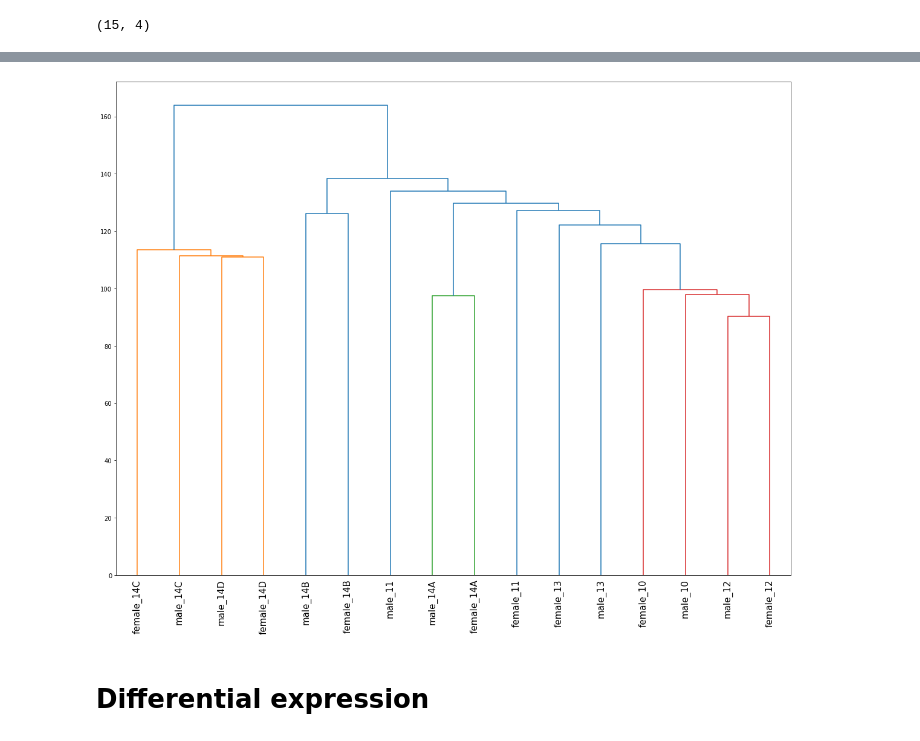
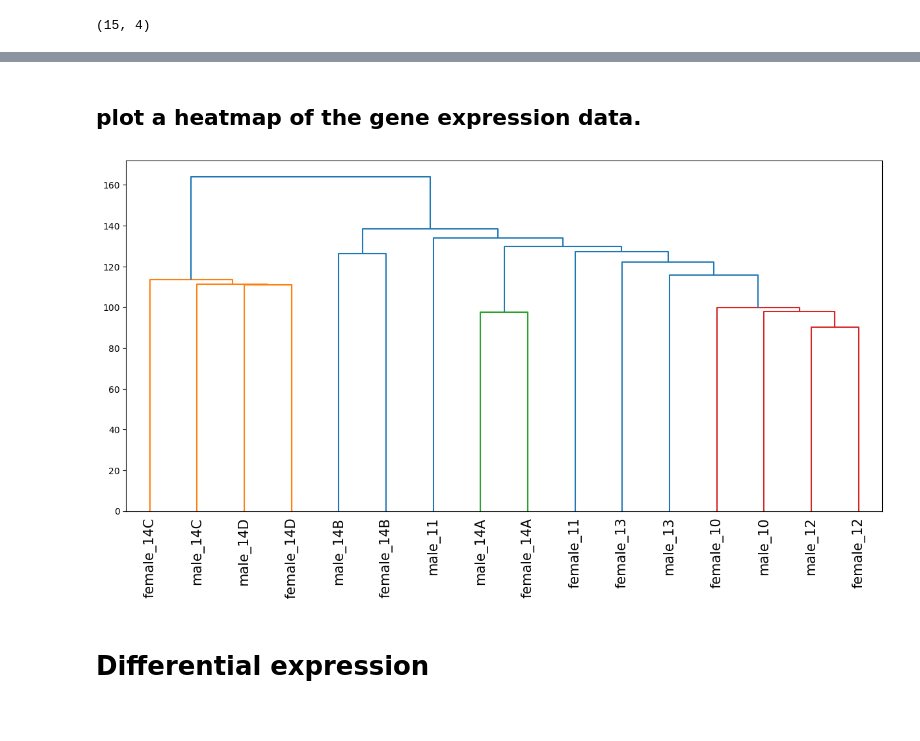
Before and after one commit to Andymao1998/qbb2021-answers, a Jupyter notebook: week9_hw/Week9_HW.ipynb, the cells around one changed output, grey strips where cells are left out. Saved outputs shown, nothing was run; the diff lists cells and outputs as text; code cells hidden in the pictures.

```diff
--- a/week9_hw/Week9_HW.ipynb
+++ b/week9_hw/Week9_HW.ipynb
@@ -115,0 +119,4 @@ Z.shape
+# %%
+FPKM_filter_array_gene = FPKM_filter.iloc[:, 2:-1].to_numpy()
+Z_gene = linkage(FPKM_filter_array_gene)
+row_index = leaves_list(Z_gene)
@@ -115,0 +139,4 @@ Z.shape
+# %%
+FPKM_filter_reindex = FPKM_filter.iloc[row_index, :].set_index("gene_name")
+FPKM_filter_reindex = FPKM_filter_reindex.iloc[:, 1:-1]
+FPKM_filter_reindex
@@ -116,13 +163,16 @@ Z.shape
+# %% [markdown]
+## plot a heatmap of the gene expression data.
 # %%
-plt.figure(figsize=(20, 15))
+plt.figure(figsize=(15, 7
+                   ))
 dn = dendrogram(Z,
                 labels = FPKM_filter.columns[2:-1],
                 leaf_rotation=90,
                 leaf_font_size=15,
                 )
 plt.show()
 # %% [output]
-[figure, old version]
+[figure, new version]
 # %% [markdown]
 # Differential expression
 # %% [markdown]
```
Also changed, not shown: parts of 10 cells of this notebook.
